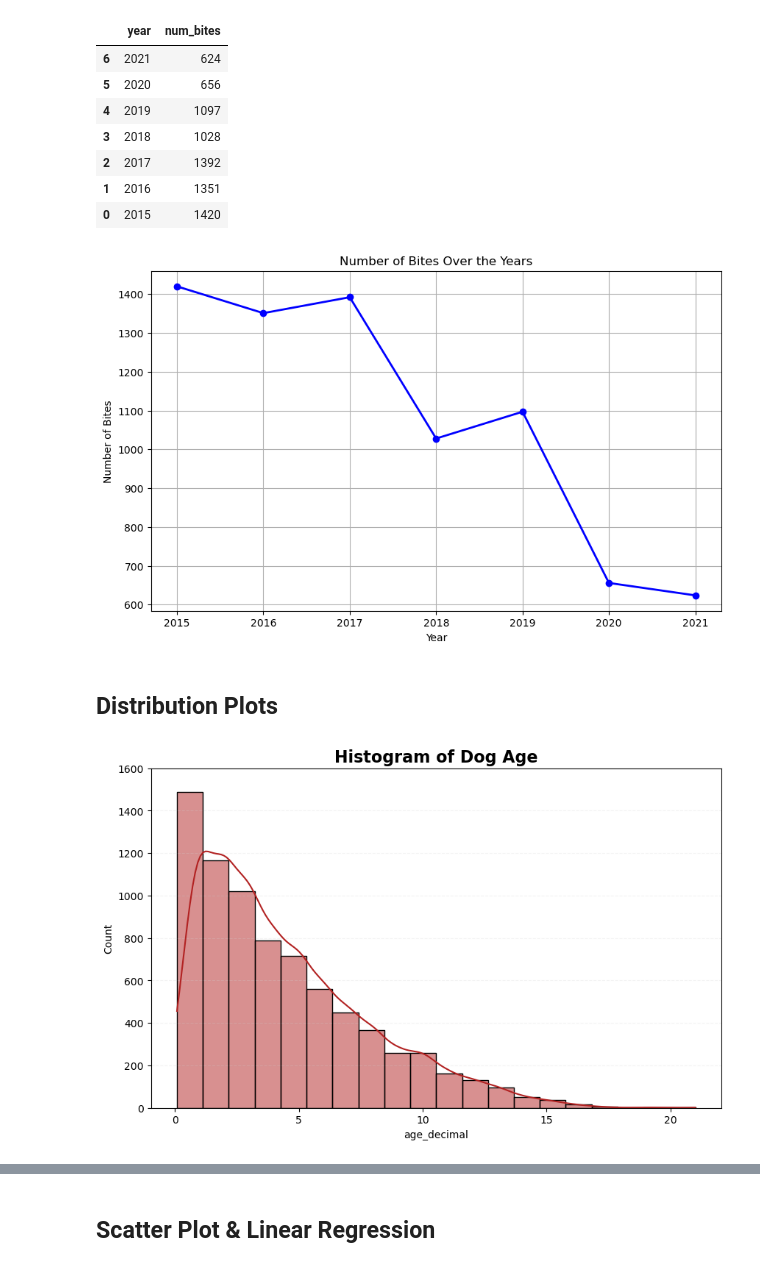
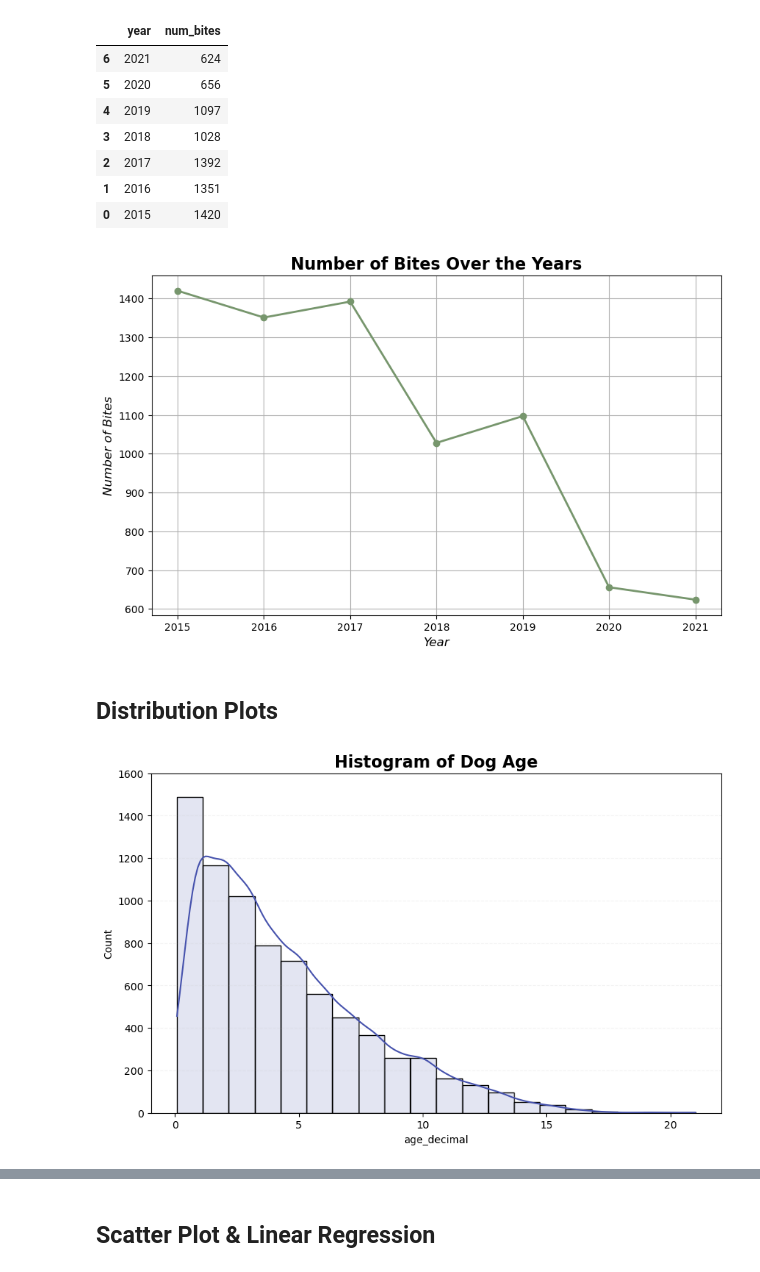
Before and after one commit to mooreforlesss/project_1_group_13, a Jupyter notebook: alex_work_branch/Updated Work.ipynb, the cells around one changed output, grey strips where cells are left out. Drawn from its saved outputs; the diff is of its cells as text; code cells hidden in the pictures.

```diff
--- a/alex_work_branch/Updated Work.ipynb
+++ b/alex_work_branch/Updated Work.ipynb
@@ -621,30 +625,31 @@ years = [2015, 2016, 2017, 2018, 2019, 2020, 2021]
 num_bites = [1420, 1351, 1392, 1028, 1097, 656, 624]
 # Plot the data using Matplotlib:
 plt.figure(figsize=(10, 6))
-plt.plot(years, num_bites, marker='o', color='b', linestyle='-', linewidth=2)
-plt.xlabel('Year')
-plt.ylabel('Number of Bites')
-plt.title('Number of Bites Over the Years')
+plt.plot(years, num_bites, marker='o', color='#77966D', linestyle='-', linewidth=2)
+plt.xlabel('Year', fontstyle="italic", fontsize=12)
+plt.ylabel('Number of Bites', fontstyle='italic', fontsize=12)
+plt.title('Number of Bites Over the Years', fontsize=16, fontweight='bold')
 plt.grid(True)
 plt.show()
 # %% [output]
-[figure, old version]
+[figure, new version]
 # %% [markdown]
 ## Distribution Plots
 # %%
 ## Step 1: get the data
 x = clean_df.age_decimal
 # create the plot
 plt.figure(figsize=(10,6))
-sns.histplot(data=x, color="firebrick", kde=True, bins=20)
+sns.histplot(clean_df.age_decimal, color="#4652AD", kde=True, bins=20, alpha=0.15)
 # customizations
-plt.title("Histogram of Dog Age", fontsize=16, fontweight="bold")
+# sns.kdeplot(clean_df.age_decimal, color='blue')
+plt.title('Histogram of Dog Age', fontsize=16, fontweight='bold')
 plt.ylim(0, 1600)
-plt.grid(color="lightgrey", axis="y", linestyle="--", alpha=0.25)
+plt.grid(color='lightgrey', axis='y', linestyle='--', alpha=0.25)
 # show
 plt.show()
 # %% [output]
-[figure, old version]
+[figure, new version]
 # %%
 # Step 1: get the data
 # x = clean_df.age_decimal
```
Also changed, not shown: parts of 5 cells of this notebook.
